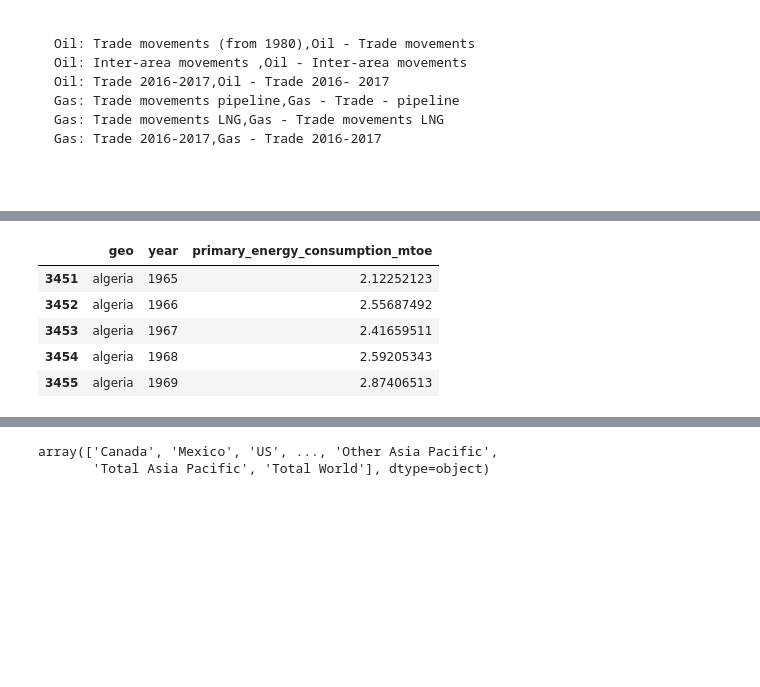
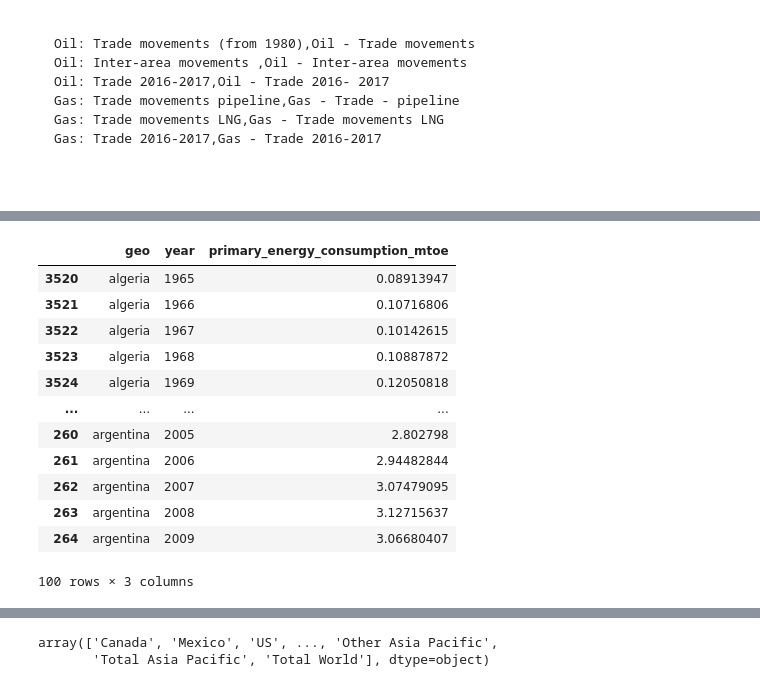
Before and after one commit to open-numbers/ddf--bp--energy, a Jupyter notebook: etl/notebooks/etl.ipynb, the cells around one changed output, grey strips where cells are left out. Cells and saved outputs as stored; diff of their text form; code cells hidden in the pictures; blank space fills up the shorter version.

```diff
--- a/etl/notebooks/etl.ipynb
+++ b/etl/notebooks/etl.ipynb
@@ -10,7 +10,7 @@ sheet_loader = partial(pd.read_excel, skiprows=2)
 # %%
 number_formatter = partial(format_float_digits, digits=8)
 # %%
-source_file = '../source/bp-stats-review-2019-all-data.xlsx'
+source_file = '../source/bp-stats-review-2020-all-data.xlsx'
 # %%
 sheets = xlrd.open_workbook(source_file, on_demand=True).sheet_names()
 # %%
@@ -226,9 +211,9 @@ Gas: Trade 2016-2017,Gas - Trade 2016-2017
 def process_1(data, ddf_id):
     data = data.dropna(axis=1, how='all')
     data = data.drop('geo_name', axis=1)
-    idx = list(data.columns).index(2018)  #TODO: change the year column
+    idx = list(data.columns).index(2019)  #TODO: change the year column
     data = data.iloc[:, :idx + 1]  # drop columns after latest year of each sheet.
-    # data = data.drop(['2017.1', '2017.2', '2006-16'], axis=1)
+    #data = data.drop(['2019.1', '2019.2', '2008-18'], axis=1)
 
     data = data.set_index('geo')
 
@@ -262,12 +247,19 @@ data1.head()
 # %%
-process_1(data1, to_concept_id('Primary Energy: Consumption - Mtoe')).head()
+process_1(data1, to_concept_id('Primary Energy: Consumption - Mtoe')).head(100)
 # %% [output]
 |  | geo | year | primary_energy_consumption_mtoe |
-| 3451 | algeria | 1965 | 2.12252123 |
-| 3452 | algeria | 1966 | 2.55687492 |
-| 3453 | algeria | 1967 | 2.41659511 |
-| 3454 | algeria | 1968 | 2.59205343 |
-| 3455 | algeria | 1969 | 2.87406513 |
+| 3520 | algeria | 1965 | 0.08913947 |
+| 3521 | algeria | 1966 | 0.10716806 |
+| 3522 | algeria | 1967 | 0.10142615 |
+| 3523 | algeria | 1968 | 0.10887872 |
+| 3524 | algeria | 1969 | 0.12050818 |
+| ... | ... | ... | ... |
+| 260 | argentina | 2005 | 2.802798 |
+| 261 | argentina | 2006 | 2.94482844 |
+| 262 | argentina | 2007 | 3.07479095 |
+| 263 | argentina | 2008 | 3.12715637 |
+| 264 | argentina | 2009 | 3.06680407 |
+100 rows × 3 columns
 # %%
 df = process_1(data1, to_concept_id('Primary Energy: Consumption - Mtoe'))
 # %%
```
Also changed, not shown: parts of 18 cells of this notebook, 9 other files.
